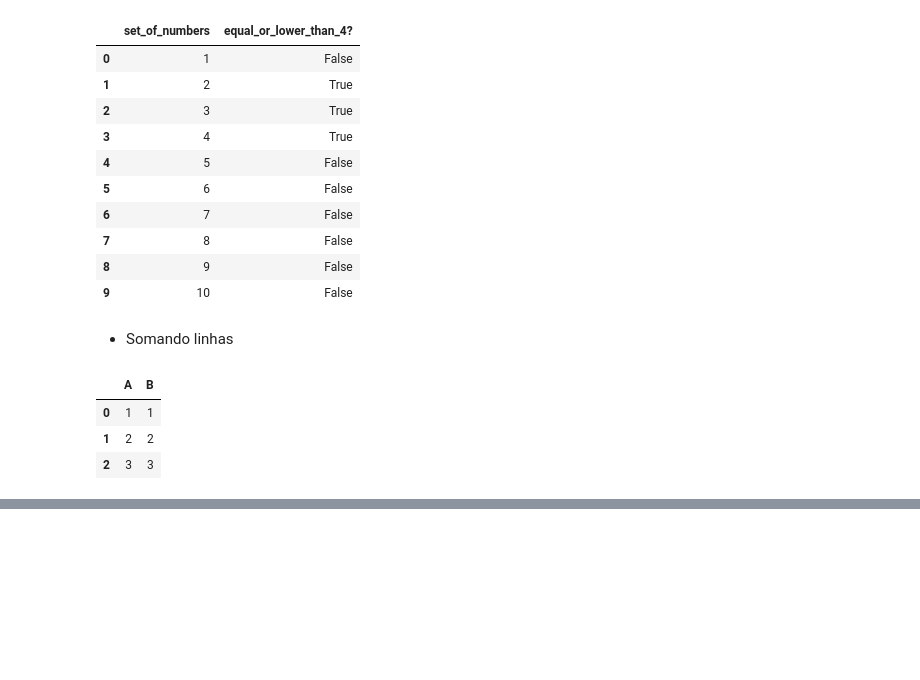
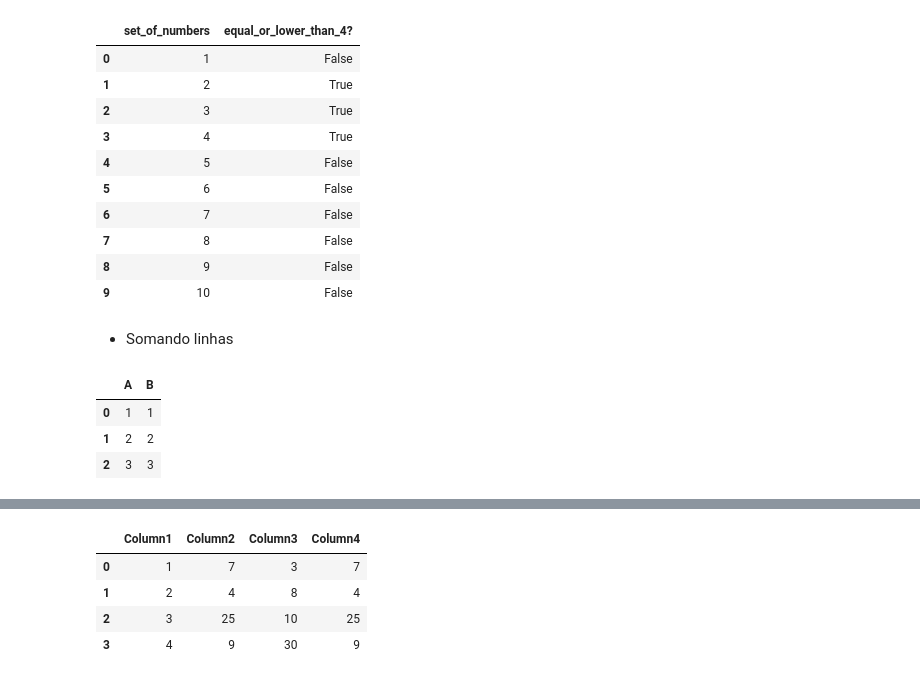
Before and after one commit to alexaugusto23/python_developer, a Jupyter notebook: Planejamento - Lógicas/Scripts e Notebooks/logicas_pyplan.ipynb, the cells around one changed output, grey strips where cells are left out. Drawn from its saved outputs; the diff is of its cells as text; code cells hidden in the pictures; blank space fills up the shorter version.

```diff
--- a/Planejamento - Lógicas/Scripts e Notebooks/logicas_pyplan.ipynb
+++ b/Planejamento - Lógicas/Scripts e Notebooks/logicas_pyplan.ipynb
@@ -1762,0 +1787,22 @@ _df
+# %%
+# Storing data in dictionary
+details = {
+    'Column1': [1, 2, 3, 4],
+    'Column2': [7, 4, 25, 9],
+    'Column3': [3, 8, 10, 30],
+    'Column4': [7, 4, 25, 9],
+}
+
+# creating a Dataframe object
+df = pd.DataFrame(details)
+
+df['Column4'].equals(df['Column2'])  # Returns True
+
+# df['Column1'].equals(df['Column2']) Returns False
+df
+# %% [output]
+|  | Column1 | Column2 | Column3 | Column4 |
+| 0 | 1 | 7 | 3 | 7 |
+| 1 | 2 | 4 | 8 | 4 |
+| 2 | 3 | 25 | 10 | 25 |
+| 3 | 4 | 9 | 30 | 9 |
```
Also changed, not shown: parts of 6 cells of this notebook.
